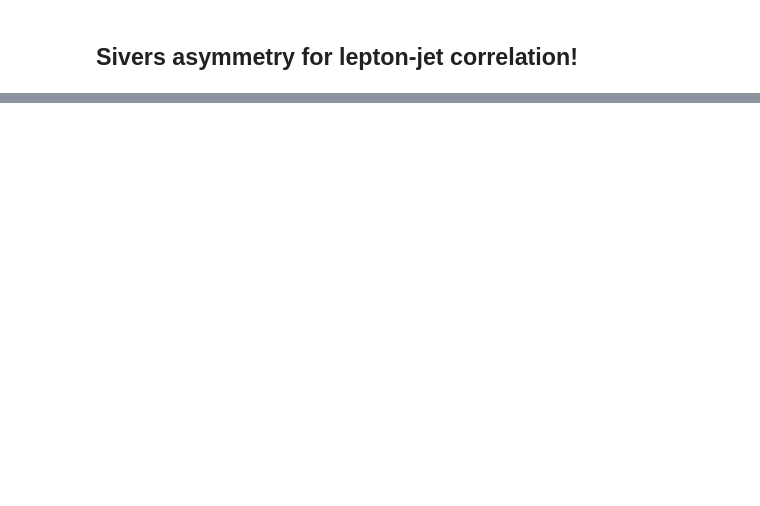
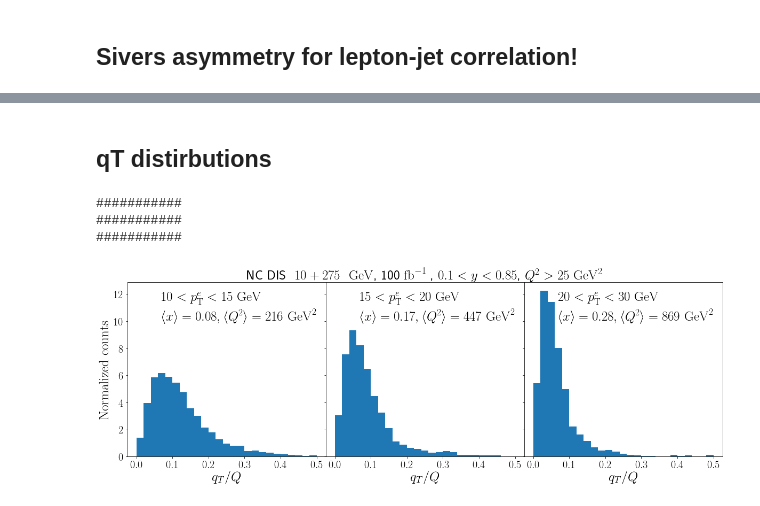
Before and after one commit to miguelignacio/eicsim, a Jupyter notebook: NC_CrossSection.ipynb, the cells around one changed output, grey strips where cells are left out. Saved outputs shown, nothing was run; the diff lists cells and outputs as text; code cells hidden in the pictures; blank space fills up the shorter version.

```diff
--- a/NC_CrossSection.ipynb
+++ b/NC_CrossSection.ipynb
@@ -481,0 +540,37 @@ NameError: name 'label' is not defined
+# %% [markdown]
+## qT distirbutions
+# %%
+from matplotlib import rc
+rc('text', usetex=True)
+
+
+fig, axs = plt.subplots(1, 3,sharey=True, figsize=(20,6), gridspec_kw={'wspace':0, 'hspace':0})
+
+
+for counter,edges in enumerate([(10,15), (15,20),(20,30)]):
+
+    df_cut = df_jet.query('e_pt > %2.2f and e_pt<%2.2f'%(edges[0],edges[1]))
+    #printSummary(df_cut)
+    print '###########'
+
+    axs[counter].hist(df_cut['jet_qtnorm'],bins=25,range=(0,0.5),normed=True)
+
+    axs[counter].xaxis.set_label_text(r'$q_{T}/Q$', fontsize=25)
+    axs[0].yaxis.set_label_text(r'$\mathrm{Normalized\ counts}$', fontsize=25)
+    axs[counter].tick_params('both',labelsize=20)
+    plt.yticks(fontsize=20)
+    #axs[counter].text(0.1,6, , fontsize=20)
+    #axs[counter].text(0.1,8, '$\sqrt{s} = 89 \, \mathrm{GeV}$ \n $0.1 < y < 0.85$ \n $p_T^{jet} > 4 \, \mathrm{GeV/c}$', fontsize=20)
+    #plt.legend(prop={'size': 20}, frameon=False, loc='best')
+    axs[counter].text(0.07,10, r' $ %2.0f< p_{\mathrm{T}}^{e} < %2.0f$'%(edges[0],edges[1]) + '$\ \mathrm{ GeV}$ \n' +
+                      r'$\langle x \rangle = %2.2f, \langle Q^{2} \rangle = %2.0f \ \mathrm{GeV}^{2}$'%(df_cut['x'].mean(), df_cut['Q2'].mean()), fontsize=25)
+
+axs[1].set_title(r'NC\ DIS \ $10+275$ \ $\mathrm{GeV}$, 100 $\mathrm{fb}^{-1}$ , $0.1<y<0.85$, $Q^{2}>25$ $\mathrm{GeV}^{2}$',fontsize=25)
+
+plt.savefig('NC_LeptonJetqt.png', bbox_inches='tight')
+plt.savefig('NC_LeptonJetqt.pdf', bbox_inches='tight')
+# %% [output]
+###########
+###########
+###########
+[figure, added]
```
Also changed, not shown: parts of 17 cells of this notebook, 5 other files.
